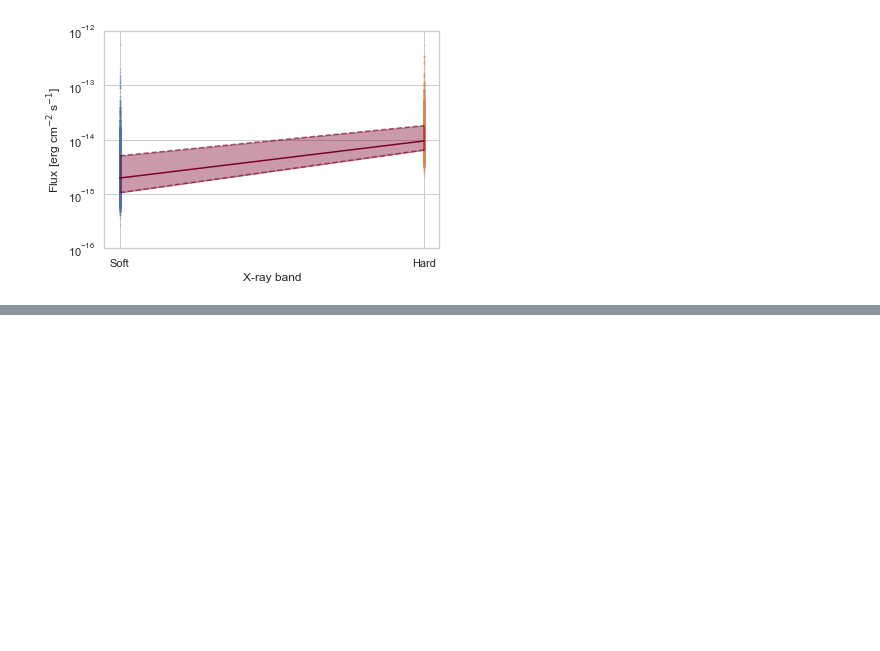
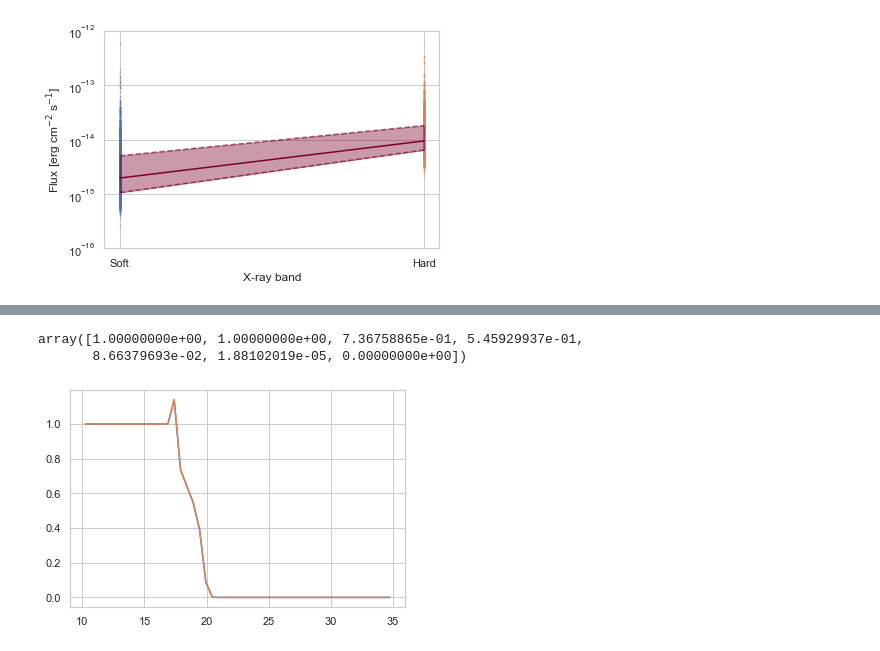
Before and after one commit to runburg/agn_lf, a Jupyter notebook: notebooks/seds.ipynb, the cells around one changed output, grey strips where cells are left out. Cells and saved outputs as stored; diff of their text form; code cells hidden in the pictures; blank space fills up the shorter version.

```diff
--- a/notebooks/seds.ipynb
+++ b/notebooks/seds.ipynb
@@ -193,0 +209,9 @@ fig
+# %%
+plt.plot(bin_centers, correction_coeffs)
+plt.plot(bin_centers, crctn_fn(bin_centers))
+# plt.plot(bin_centers, ashby_fn(bin_centers))
+crctn_fn(range(16, 23))
+# %% [output]
+array([1.00000000e+00, 1.00000000e+00, 7.36758865e-01, 5.45929937e-01,
+       8.66379693e-02, 1.88102019e-05, 0.00000000e+00])
+[figure, added]
```
Also changed, not shown: parts of 18 cells of this notebook, 15 other files.
